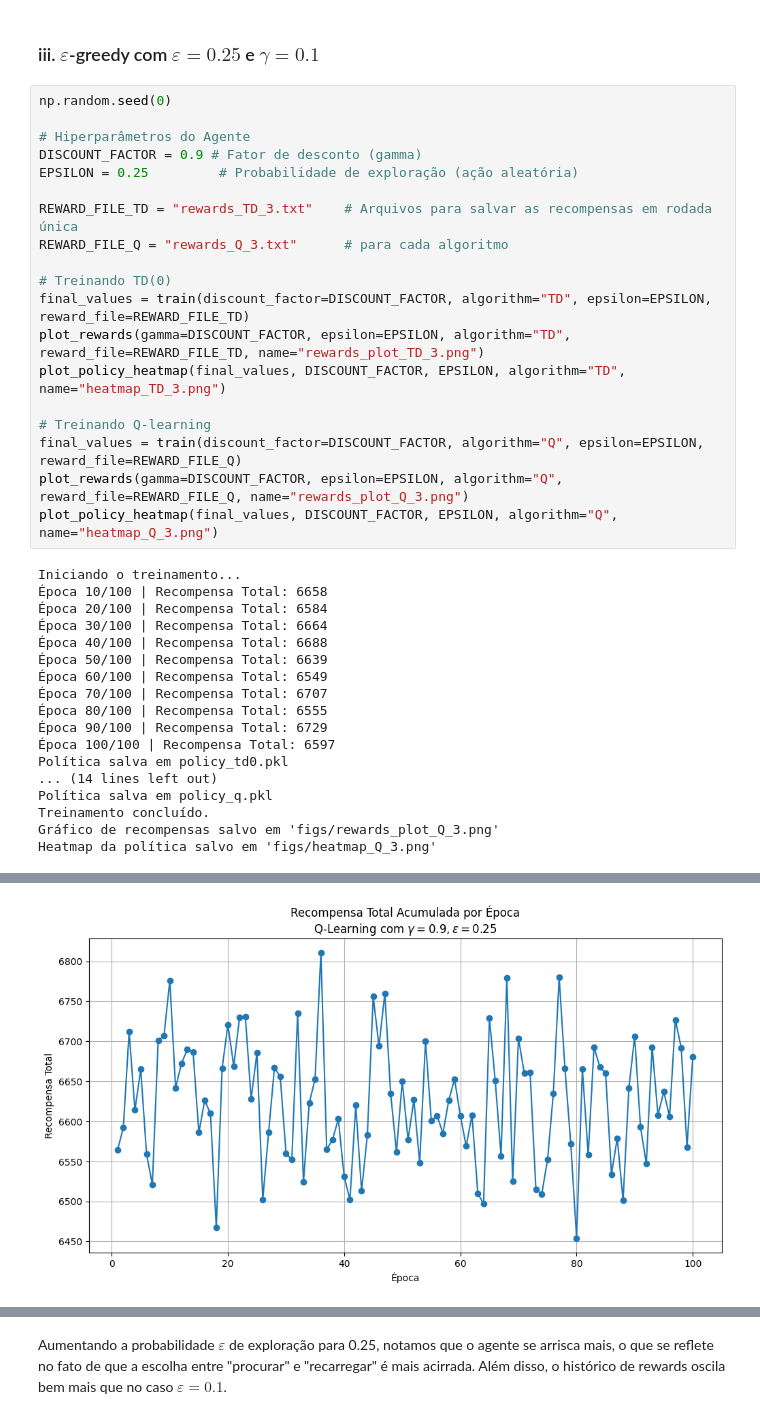
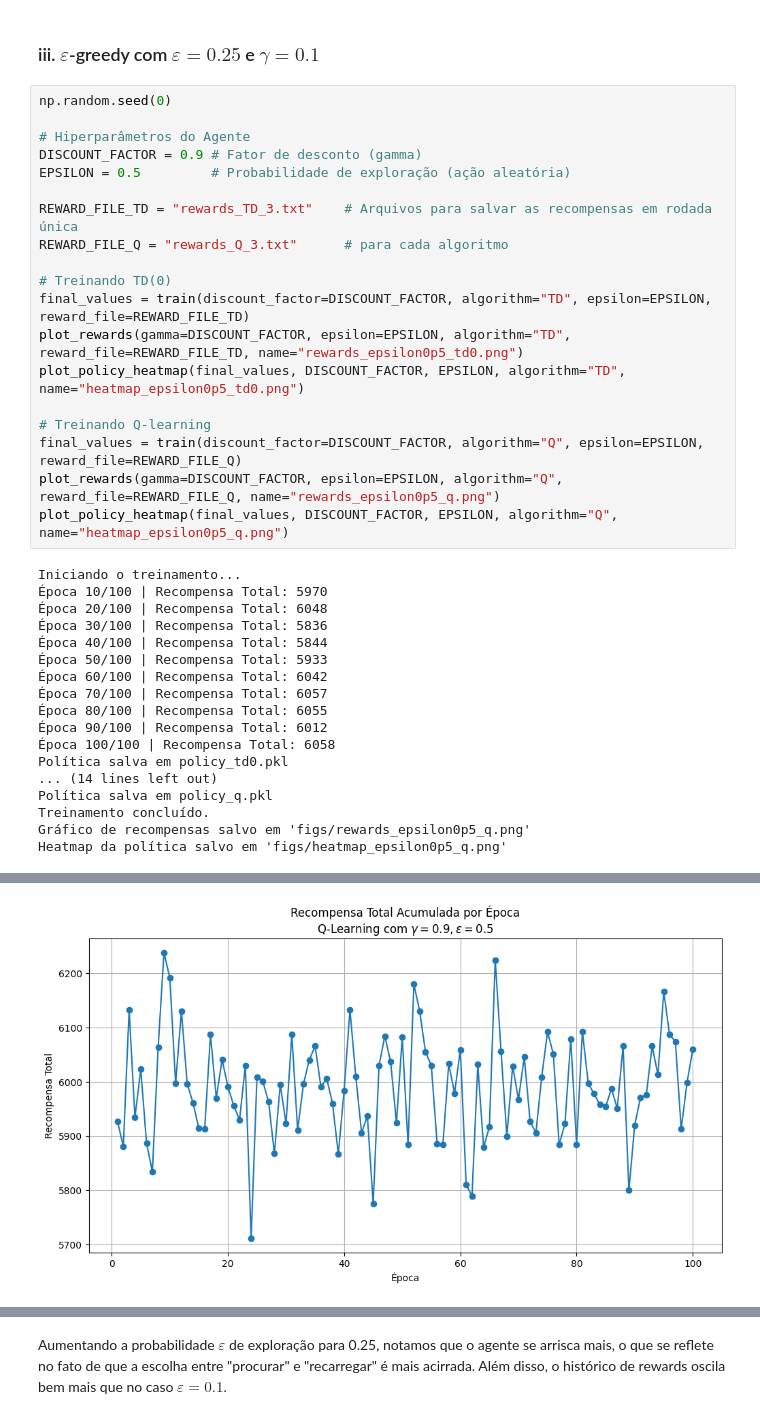
Before and after one commit to Perez-Amanda/Recycling_Robot_RL_1, a Jupyter notebook: main.ipynb, the cells around one changed output, grey strips where cells are left out. Drawn from its saved outputs; the diff is of its cells as text.

Commit message:
Correcting images in report

```diff
--- a/main.ipynb
+++ b/main.ipynb
@@ -517,35 +479,35 @@ np.random.seed(0)
 
 # Hiperparâmetros do Agente
 DISCOUNT_FACTOR = 0.9 # Fator de desconto (gamma)
-EPSILON = 0.25         # Probabilidade de exploração (ação aleatória)
+EPSILON = 0.5         # Probabilidade de exploração (ação aleatória)
 
 REWARD_FILE_TD = "rewards_TD_3.txt"    # Arquivos para salvar as recompensas em rodada única
 REWARD_FILE_Q = "rewards_Q_3.txt"      # para cada algoritmo
 
 # Treinando TD(0)
 final_values = train(discount_factor=DISCOUNT_FACTOR, algorithm="TD", epsilon=EPSILON, reward_file=REWARD_FILE_TD)
-plot_rewards(gamma=DISCOUNT_FACTOR, epsilon=EPSILON, algorithm="TD", reward_file=REWARD_FILE_TD, name="rewards_plot_TD_3.png")
-plot_policy_heatmap(final_values, DISCOUNT_FACTOR, EPSILON, algorithm="TD", name="heatmap_TD_3.png")
+plot_rewards(gamma=DISCOUNT_FACTOR, epsilon=EPSILON, algorithm="TD", reward_file=REWARD_FILE_TD, name="rewards_epsilon0p5_td0.png")
+plot_policy_heatmap(final_values, DISCOUNT_FACTOR, EPSILON, algorithm="TD", name="heatmap_epsilon0p5_td0.png")
 
 # Treinando Q-learning
 final_values = train(discount_factor=DISCOUNT_FACTOR, algorithm="Q", epsilon=EPSILON, reward_file=REWARD_FILE_Q)
-plot_rewards(gamma=DISCOUNT_FACTOR, epsilon=EPSILON, algorithm="Q", reward_file=REWARD_FILE_Q, name="rewards_plot_Q_3.png")
-plot_policy_heatmap(final_values, DISCOUNT_FACTOR, EPSILON, algorithm="Q", name="heatmap_Q_3.png")
+plot_rewards(gamma=DISCOUNT_FACTOR, epsilon=EPSILON, algorithm="Q", reward_file=REWARD_FILE_Q, name="rewards_epsilon0p5_q.png")
+plot_policy_heatmap(final_values, DISCOUNT_FACTOR, EPSILON, algorithm="Q", name="heatmap_epsilon0p5_q.png")
 # %% [output]
 Iniciando o treinamento...
-Época 10/100 | Recompensa Total: 6658
-Época 20/100 | Recompensa Total: 6584
-Época 30/100 | Recompensa Total: 6664
-Época 40/100 | Recompensa Total: 6688
-Época 50/100 | Recompensa Total: 6639
-Época 60/100 | Recompensa Total: 6549
-Época 70/100 | Recompensa Total: 6707
-Época 80/100 | Recompensa Total: 6555
-Época 90/100 | Recompensa Total: 6729
-Época 100/100 | Recompensa Total: 6597
+Época 10/100 | Recompensa Total: 5970
+Época 20/100 | Recompensa Total: 6048
+Época 30/100 | Recompensa Total: 5836
+Época 40/100 | Recompensa Total: 5844
+Época 50/100 | Recompensa Total: 5933
+Época 60/100 | Recompensa Total: 6042
+Época 70/100 | Recompensa Total: 6057
+Época 80/100 | Recompensa Total: 6055
+Época 90/100 | Recompensa Total: 6012
+Época 100/100 | Recompensa Total: 6058
 Política salva em policy_td0.pkl
 ... (14 lines left out)
 Política salva em policy_q.pkl
 Treinamento concluído.
-Gráfico de recompensas salvo em 'figs/rewards_plot_Q_3.png'
-Heatmap da política salvo em 'figs/heatmap_Q_3.png'
+Gráfico de recompensas salvo em 'figs/rewards_epsilon0p5_q.png'
+Heatmap da política salvo em 'figs/heatmap_epsilon0p5_q.png'
@@ -554 +516 @@ Heatmap da política salvo em 'figs/heatmap_Q_3.png'
-[figure, old version]
+[figure, new version]
```
Also changed, not shown: parts of 11 cells of this notebook, 28 other files.
